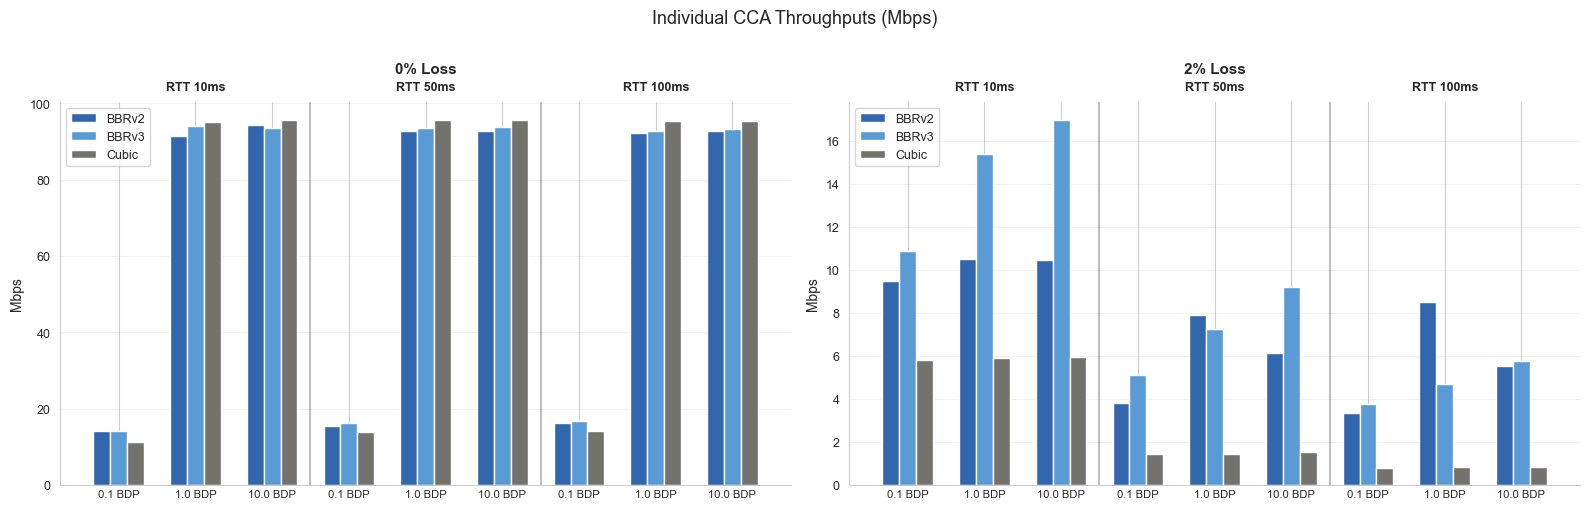
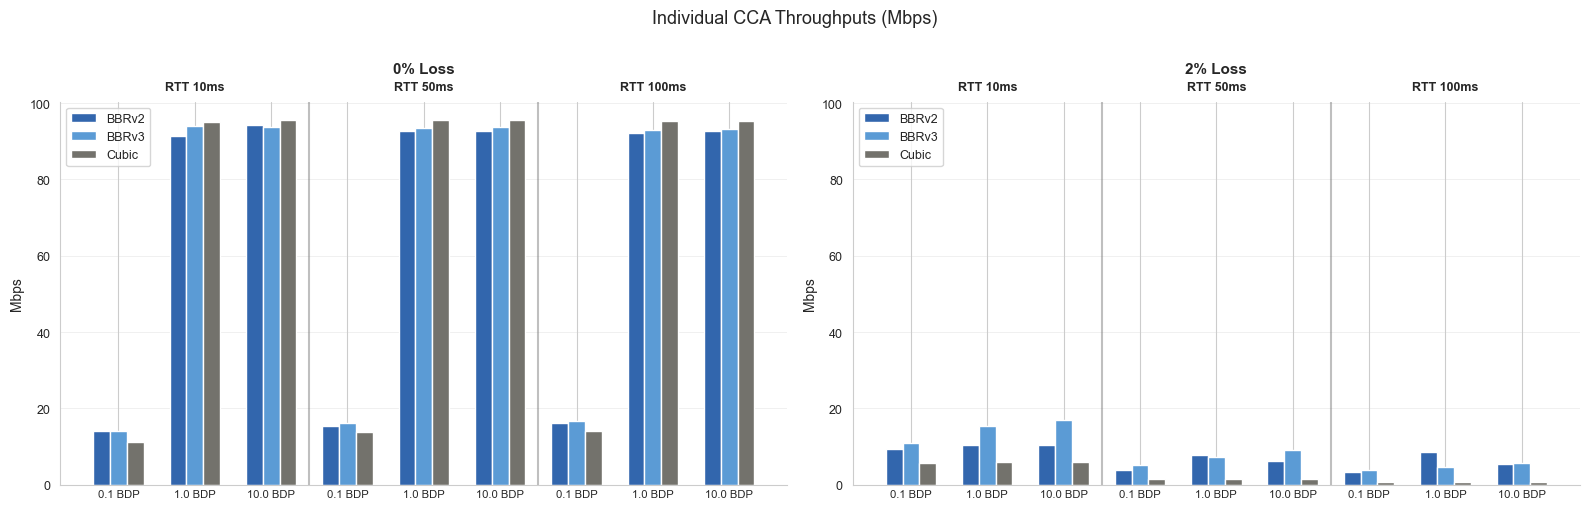
The change to this notebook cell's code, shown as a diff; its figure went from the first image to the second:
--- before
+++ after
@@ -5,4 +5,35 @@
 bdp_order = ["0.1bdp", "1bdp", "10bdp"]
 bdp_labels = ["0.1 BDP", "1.0 BDP", "10.0 BDP"]
+
+
+# Helper to compute a global y-limit across multiple dataframes for the solo throughput bars
+def compute_global_ylim_for_solo(df_list, cols, loss_vals=[0, 2], pad=0.05):
+    all_vals = []
+    for d in df_list:
+        if d is None or d.empty:
+            continue
+        for loss in loss_vals:
+            sel = d[d["loss"] == loss] if "loss" in d.columns else d
+            if sel.empty:
+                continue
+            for c in cols:
+                if c in sel.columns:
+                    all_vals.extend(pd.to_numeric(sel[c], errors="coerce").dropna().tolist())
+    if not all_vals:
+        return 0, 1
+    ymin = min(all_vals)
+    ymax = max(all_vals)
+    rng = ymax - ymin
+    if rng == 0:
+        ymin = ymin - 0.05 * abs(ymin) if ymin != 0 else -0.05
+        ymax = ymax + 0.05 * abs(ymax) if ymax != 0 else 0.05
+    else:
+        ymin = max(0, ymin - pad * rng)
+        ymax = ymax + pad * rng
+    return ymin, ymax
+
+# Pre-compute a shared y-range for solo throughputs across both unpatched and patched datasets
+solo_cols = ["bbrv2", "bbrv3", "cubic"]
+shared_ymin, shared_ymax = compute_global_ylim_for_solo([df, df_patch], solo_cols)
 
 for scenario_name, df_source in plot_sources:
@@ -35,4 +66,7 @@
             set_hierarchical_labels(ax, len(rtt_order), len(bdp_order), rtt_labels, bdp_labels)
             
+            # Apply shared y-limits for consistent comparison across loss & patch variants
+            ax.set_ylim(shared_ymin, shared_ymax)
+
             ax.set_title(f"{loss_name}", fontsize=11, fontweight="bold")
             style_ax(ax, ylabel="Mbps")

Commit: y-axis equalization